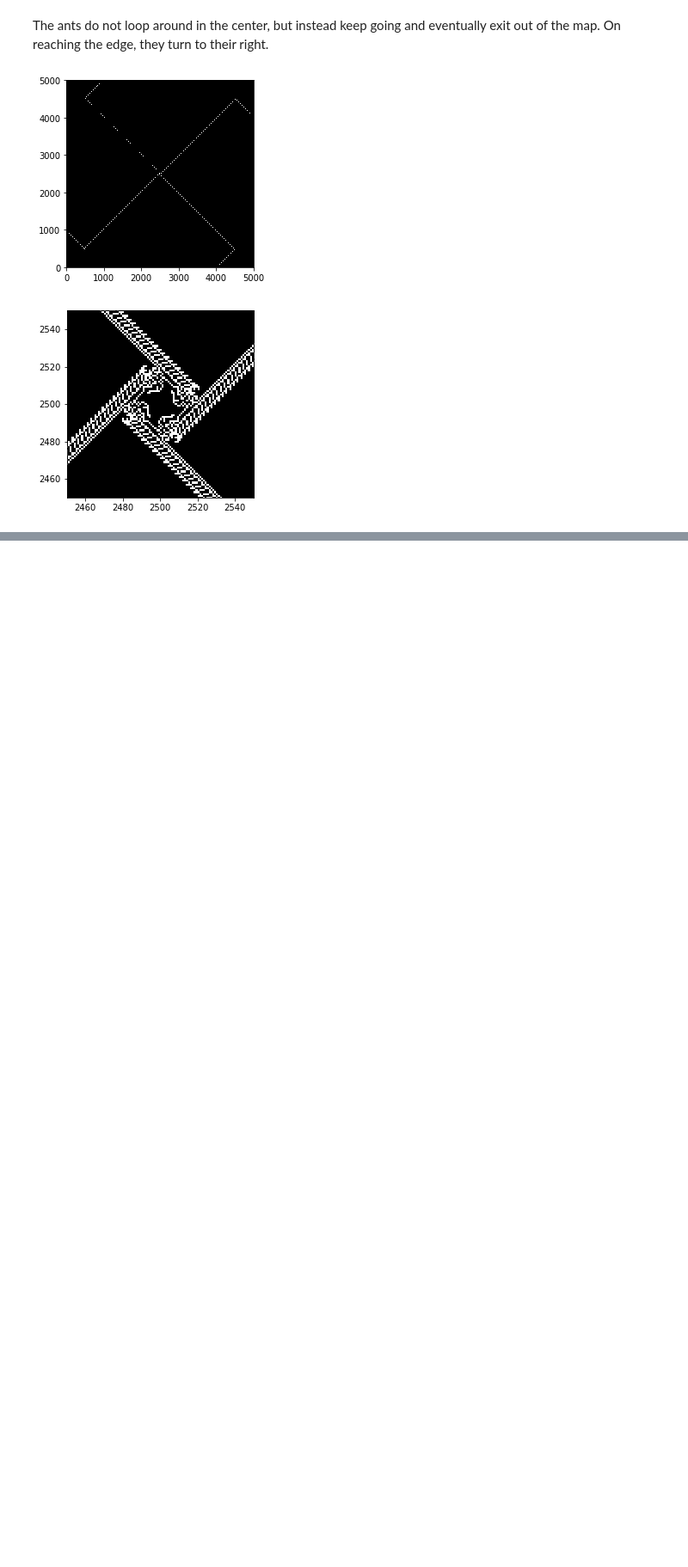
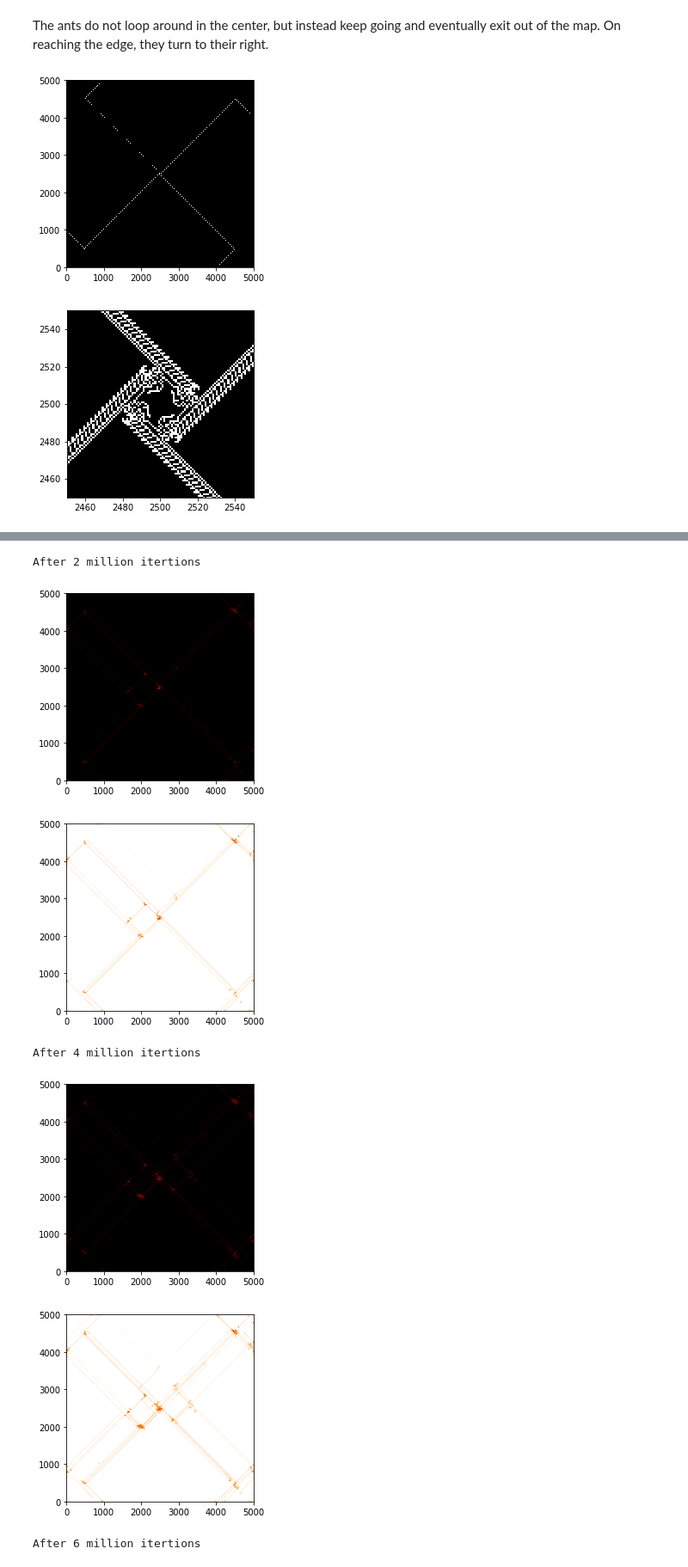
Before and after one commit to div3/LangtonAnt, a Jupyter notebook: Implementation.ipynb, the cells around one changed output, grey strips where cells are left out. Shown: that part at 86% size. Cells and saved outputs as stored; diff of their text form; code cells hidden in the pictures; blank space fills up the shorter version.

```diff
--- a/Implementation.ipynb
+++ b/Implementation.ipynb
@@ -322,10 +329,21 @@ Visualizing the space like this produces an interesting visual where the ants se
 # %%
 start, space = initialize(space)
 current_position = [[500, 500], [500, 4500], [4500, 500], [4500, 4500]]
 current_direction_list = [direction.SOUTH, direction.WEST, direction.EAST, direction.NORTH]
 for i in range (1, 6):
-    space = multiple_ants_unique_direction_and_addition(space, current_position, 50000000, current_direction_list, wrap = 1)
-    print("After {0}0 million itertions".format(i*5))
+    space = multiple_ants_unique_direction_and_addition(space, current_position, 2000000, current_direction_list, wrap = 1)
+    print("After {0} million itertions".format(i*2))
+    plt.imshow(space,cmap='gist_heat', interpolation='nearest')
+    plt.axis([0, 5000, 0, 5000])
+    plt.show()
     plt.imshow(space,cmap='gist_heat_r', interpolation='nearest')
     plt.axis([0, 5000, 0, 5000])
     plt.show()
+# %% [output]
+After 2 million itertions
+[figure, added]
+[figure, added]
+After 4 million itertions
+[figure, added]
+[figure, added]
+After 6 million itertions
```
Also changed, not shown: parts of 4 cells of this notebook.
